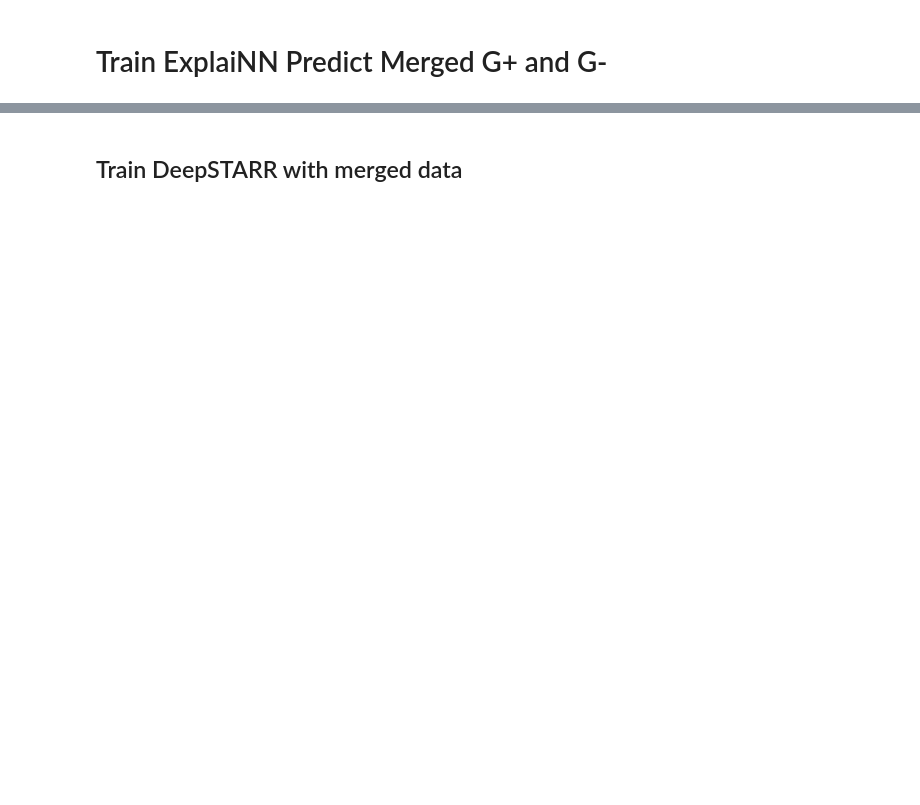
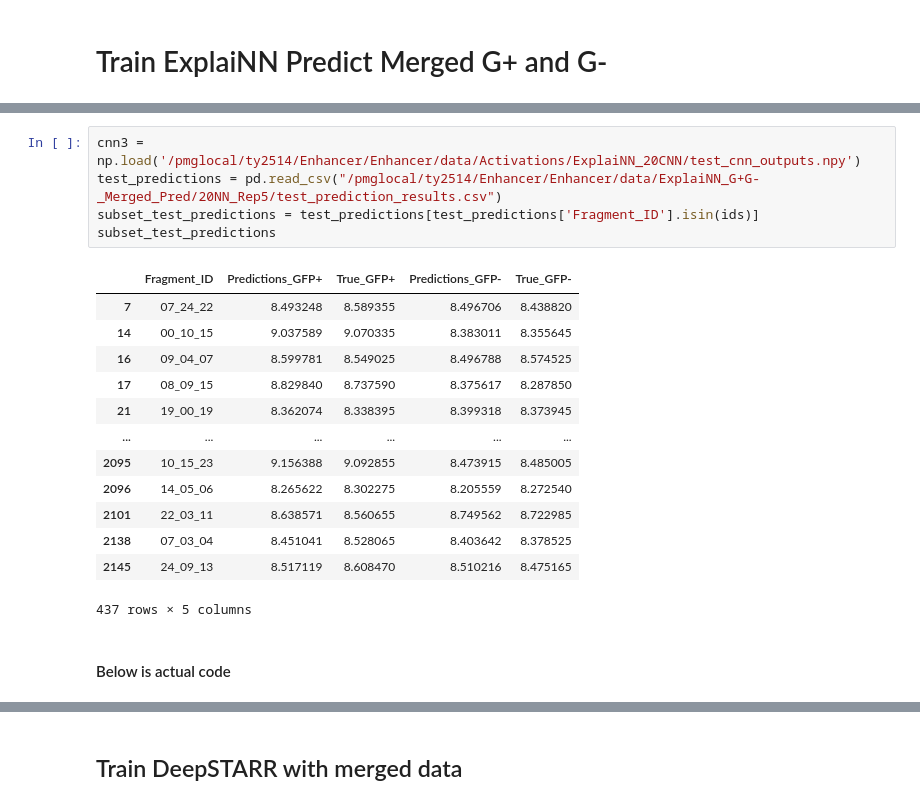
Before and after one commit to justinyutianji/Enhancer, a Jupyter notebook: Enhancer/train/ExplaiNN_G+G-.ipynb, the cells around one changed output, grey strips where cells are left out. Cells and saved outputs as stored; diff of their text form; blank space fills up the shorter version.

```diff
--- a/Enhancer/train/ExplaiNN_G+G-.ipynb
+++ b/Enhancer/train/ExplaiNN_G+G-.ipynb
@@ -214,0 +632,21 @@ R^2 score for Predictions_GFP-: 0.06390458607372085
+# %%
+cnn3 = np.load('/pmglocal/ty2514/Enhancer/Enhancer/data/Activations/ExplaiNN_20CNN/test_cnn_outputs.npy')
+test_predictions = pd.read_csv("/pmglocal/ty2514/Enhancer/Enhancer/data/ExplaiNN_G+G-_Merged_Pred/20NN_Rep5/test_prediction_results.csv")
+subset_test_predictions = test_predictions[test_predictions['Fragment_ID'].isin(ids)]
+subset_test_predictions
+# %% [output]
+|  | Fragment_ID | Predictions_GFP+ | True_GFP+ | Predictions_GFP- | True_GFP- |
+| 7 | 07_24_22 | 8.493248 | 8.589355 | 8.496706 | 8.438820 |
+| 14 | 00_10_15 | 9.037589 | 9.070335 | 8.383011 | 8.355645 |
+| 16 | 09_04_07 | 8.599781 | 8.549025 | 8.496788 | 8.574525 |
+| 17 | 08_09_15 | 8.829840 | 8.737590 | 8.375617 | 8.287850 |
+| 21 | 19_00_19 | 8.362074 | 8.338395 | 8.399318 | 8.373945 |
+| ... | ... | ... | ... | ... | ... |
+| 2095 | 10_15_23 | 9.156388 | 9.092855 | 8.473915 | 8.485005 |
+| 2096 | 14_05_06 | 8.265622 | 8.302275 | 8.205559 | 8.272540 |
+| 2101 | 22_03_11 | 8.638571 | 8.560655 | 8.749562 | 8.722985 |
+| 2138 | 07_03_04 | 8.451041 | 8.528065 | 8.403642 | 8.378525 |
+| 2145 | 24_09_13 | 8.517119 | 8.608470 | 8.510216 | 8.475165 |
+437 rows × 5 columns
+# %% [markdown]
+#### Below is actual code
```
Also changed, not shown: parts of 30 cells of this notebook, 6 other files.
